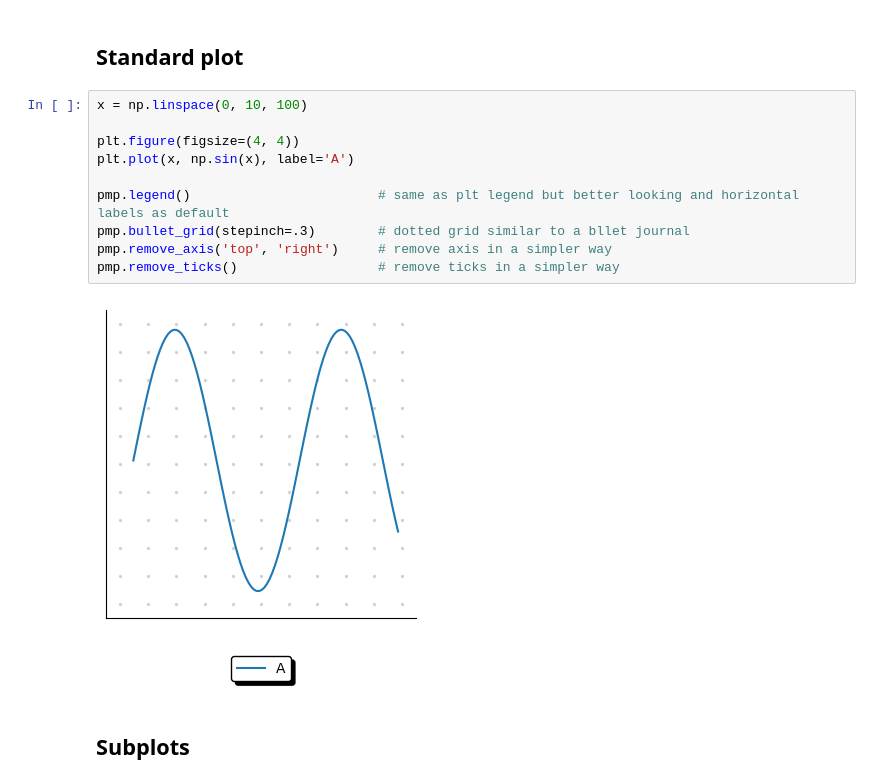
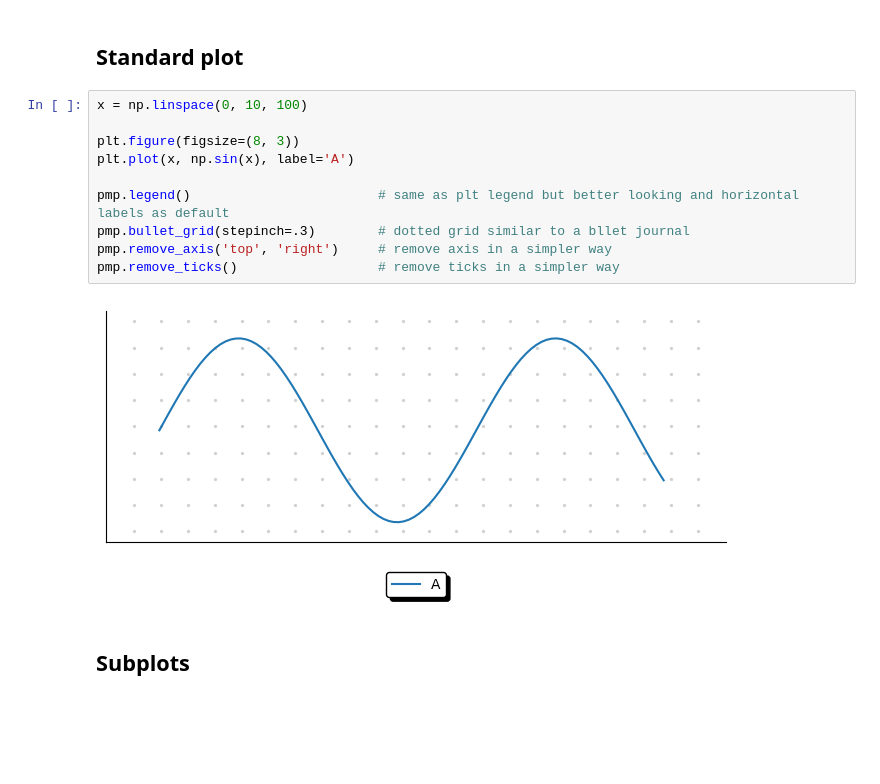
Before and after one commit to clarkmaio/pimpmyplot, a Jupyter notebook: notebook/demo.ipynb, the cells around one changed output. Cells and saved outputs as stored; diff of their text form; blank space fills up the shorter version.

```diff
--- a/notebook/demo.ipynb
+++ b/notebook/demo.ipynb
@@ -12,15 +12,15 @@ import pimpmyplot as pmp
 # %%
 x = np.linspace(0, 10, 100)
 
-plt.figure(figsize=(4, 4))
+plt.figure(figsize=(8, 3))
 plt.plot(x, np.sin(x), label='A')
 
 pmp.legend()                        # same as plt legend but better looking and horizontal labels as default
 pmp.bullet_grid(stepinch=.3)        # dotted grid similar to a bllet journal
 pmp.remove_axis('top', 'right')     # remove axis in a simpler way
 pmp.remove_ticks()                  # remove ticks in a simpler way
 # %% [output]
-[figure, old version]
+[figure, new version]
 # %% [markdown]
 ## Subplots
 # %%
```
Also changed, not shown: parts of 3 cells of this notebook, 4 other files.
